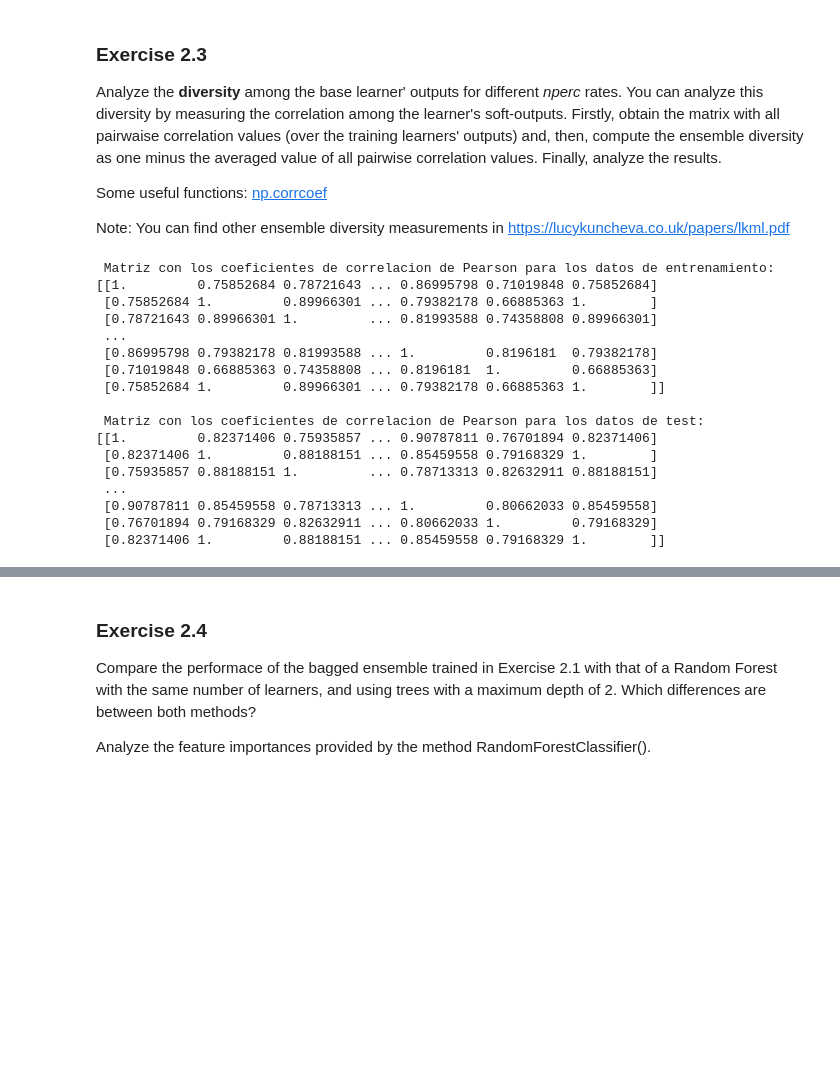
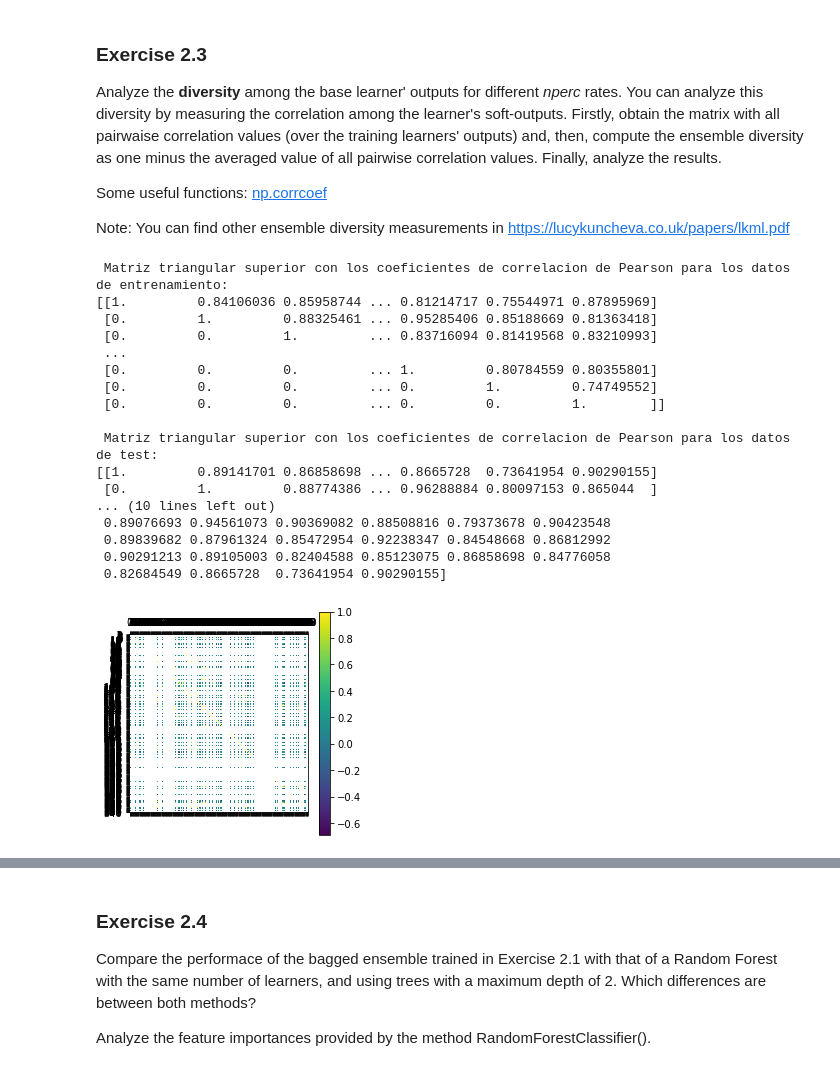
Before and after one commit to ikerarana/Machine-Learning-Notebooks, a Jupyter notebook: Curso Machine Learning UC3M Python/Week 6 - Homework 2 - Ensemblew Methods/HW2.ipynb, the cells around one changed output, grey strips where cells are left out. Drawn from its saved outputs; the diff is of its cells as text; code cells hidden in the pictures; blank space fills up the shorter version.

```diff
--- a/Curso Machine Learning UC3M Python/Week 6 - Homework 2 - Ensemblew Methods/HW2.ipynb
+++ b/Curso Machine Learning UC3M Python/Week 6 - Homework 2 - Ensemblew Methods/HW2.ipynb
@@ -306,6 +308,10 @@ def BaggEnsemble(X_train, Y_train, X_test, Y_test, T, nperc):
   acc_tree_test = []
   Y_pred_train_tree = []
   Y_pred_test_tree = []
+  confusion_matrix_train = []
+  confusion_matrix_test = []
+  classification_report_train = []
+  classification_report_test = []
 
   # particion de los datos
   nperc=1-nperc
@@ -319,12 +325,18 @@ def BaggEnsemble(X_train, Y_train, X_test, Y_test, T, nperc):
     clf = tree.DecisionTreeClassifier(max_depth=max_depth)
     clf = clf.fit(X_train_split, Y_train_split)
     y_pred_class = clf.predict(X_test)
+    y_pred_class_train = clf.predict(X_train)
 
     # salida de cada arbol/clasificador para los datos de train
     Y_pred_train_tree.append(clf.predict(X_train))
 
     # salida de cada arbol/clasificador para los datos de test
     Y_pred_test_tree.append(clf.predict(X_test))
+
+    #confusion_matrix_train.append(confusion_matrix(Y_train, y_pred_class_train))
+    #confusion_matrix_test.append(confusion_matrix(Y_test, y_pred_class))
+    #classification_report_train.append(classification_report(Y_train, y_pred_class_train))
+    #classification_report_test.append(classification_report(Y_test, y_pred_class))
 
   # calculamos el voto por mayoria para ambos conjuntos de datos
   Y_test_voto_mayoria = prediccionesYMayoria(Y_pred_test_tree)
@@ -334,18 +346,9 @@ def BaggEnsemble(X_train, Y_train, X_test, Y_test, T, nperc):
   acc_tree_test.append(accuracy_score(Y_test_voto_mayoria, Y_test))
   acc_tree_train.append(accuracy_score(Y_train_voto_mayoria, Y_train))
 
-
-  #print(f"\n Tamaño conjunto de datos de entrenamiento X: \n {X_train.shape}")
-  #print(f"\n Tamaño conjunto de datos de entrenamiento Y: \n {Y_train.shape}")
-  #print(f"\n Tamaño conjunto de datos de test X: \n {X_test.shape}")
-  #print(f"\n Tamaño conjunto de datos de test Y: \n {Y_test.shape}")
-
-  #print(f"\n Tamaño nuevo conjunto de datos de entrenamiento X: \n {X_train_split.shape}")
-  #print(f"\n Tamaño nuevo conjunto de datos de entrenamiento Y: \n {Y_train_split.shape}")
-  #print(f"\n Tamaño nuevo conjunto de datos de test X: \n {X_test_split.shape}")
-  #print(f"\n Tamaño nuevo conjunto de datos de test Y: \n {Y_test_split.shape}")
-
   return acc_tree_train, acc_tree_test, Y_pred_test_tree, Y_pred_train_tree
+  #return acc_tree_train, acc_tree_test, Y_pred_test_tree, Y_pred_train_tree,
+  #confusion_matrix_train, confusion_matrix_test, classification_report_train, classification_report_test
 # %% [markdown]
 ### Exercise 2.2
 
@@ -401,32 +414,50 @@ def convertirListaMatriz(Y_pred_train_tree):
   return Y_pred_train_tree_matrix
 # %%
 # <SOL>
+
+import pandas as pd
+
 
 # convertimos a matriz
 Y_pred_train_tree_matrix = convertirListaMatriz(Y_pred_train_tree)
 Y_pred_test_tree_matrix = convertirListaMatriz(Y_pred_test_tree)
 
 # calculamos coeficientes
 coeficientesCorrelacionTrain = np.corrcoef(Y_pred_train_tree_matrix)
 coeficientesCorrelacionTest = np.corrcoef(Y_pred_test_tree_matrix)
 
-print(f"\n Matriz con los coeficientes de correlacion de Pearson para los datos de entrenamiento: \n{coeficientesCorrelacionTrain}")
-print(f"\n Matriz con los coeficientes de correlacion de Pearson para los datos de test: \n{coeficientesCorrelacionTest}")
+triangularSuperiorTrain = np.triu(coeficientesCorrelacionTrain)
+triangularSuperiorTest = np.triu(coeficientesCorrelacionTest)
+
+
+print(f"\n Matriz triangular superior con los coeficientes de correlacion de Pearson para los datos de entrenamiento: \n{triangularSuperiorTrain}")
+print(f"\n Matriz triangular superior con los coeficientes de correlacion de Pearson para los datos de test: \n{triangularSuperiorTest}")
+
+print(f"\n Coeficientes de correlacion de la primera fila\n {coeficientesCorrelacionTest[0,:]}")
+
+df = pd.DataFrame(data=Y_pred_test_tree_matrix)
+
+plt.matshow(df.corr())
+plt.xticks(range(len(df.columns)), df.columns)
+plt.yticks(range(len(df.columns)), df.columns)
+plt.colorbar()
+plt.show()
 # %% [output]
- Matriz con los coeficientes de correlacion de Pearson para los datos de entrenamiento:
-[[1.         0.75852684 0.78721643 ... 0.86995798 0.71019848 0.75852684]
- [0.75852684 1.         0.89966301 ... 0.79382178 0.66885363 1.        ]
- [0.78721643 0.89966301 1.         ... 0.81993588 0.74358808 0.89966301]
+ Matriz triangular superior con los coeficientes de correlacion de Pearson para los datos de entrenamiento:
+[[1.         0.84106036 0.85958744 ... 0.81214717 0.75544971 0.87895969]
+ [0.         1.         0.88325461 ... 0.95285406 0.85188669 0.81363418]
+ [0.         0.         1.         ... 0.83716094 0.81419568 0.83210993]
  ...
- [0.86995798 0.79382178 0.81993588 ... 1.         0.8196181  0.79382178]
- [0.71019848 0.66885363 0.74358808 ... 0.8196181  1.         0.66885363]
- [0.75852684 1.         0.89966301 ... 0.79382178 0.66885363 1.        ]]
+ [0.         0.         0.         ... 1.         0.80784559 0.80355801]
+ [0.         0.         0.         ... 0.         1.         0.74749552]
+ [0.         0.         0.         ... 0.         0.         1.        ]]
 
- Matriz con los coeficientes de correlacion de Pearson para los datos de test:
-[[1.         0.82371406 0.75935857 ... 0.90787811 0.76701894 0.82371406]
- [0.82371406 1.         0.88188151 ... 0.85459558 0.79168329 1.        ]
- [0.75935857 0.88188151 1.         ... 0.78713313 0.82632911 0.88188151]
- ...
- [0.90787811 0.85459558 0.78713313 ... 1.         0.80662033 0.85459558]
- [0.76701894 0.79168329 0.82632911 ... 0.80662033 1.         0.79168329]
- [0.82371406 1.         0.88188151 ... 0.85459558 0.79168329 1.        ]]
+ Matriz triangular superior con los coeficientes de correlacion de Pearson para los datos de test:
+[[1.         0.89141701 0.86858698 ... 0.8665728  0.73641954 0.90290155]
+ [0.         1.         0.88774386 ... 0.96288884 0.80097153 0.865044  ]
+... (10 lines left out)
+ 0.89076693 0.94561073 0.90369082 0.88508816 0.79373678 0.90423548
+ 0.89839682 0.87961324 0.85472954 0.92238347 0.84548668 0.86812992
+ 0.90291213 0.89105003 0.82404588 0.85123075 0.86858698 0.84776058
+ 0.82684549 0.8665728  0.73641954 0.90290155]
+[figure, added]
```
Also changed, not shown: parts of 20 cells of this notebook, 3 other files.
